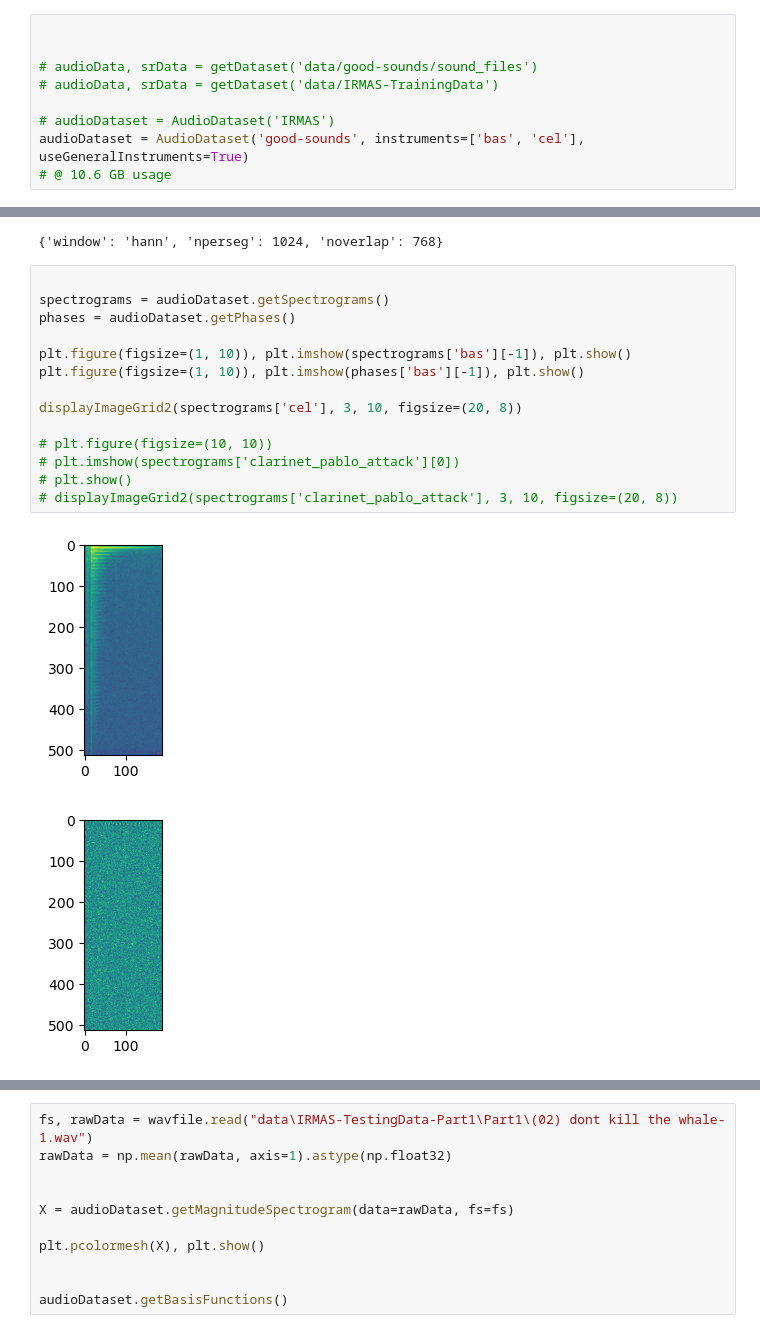
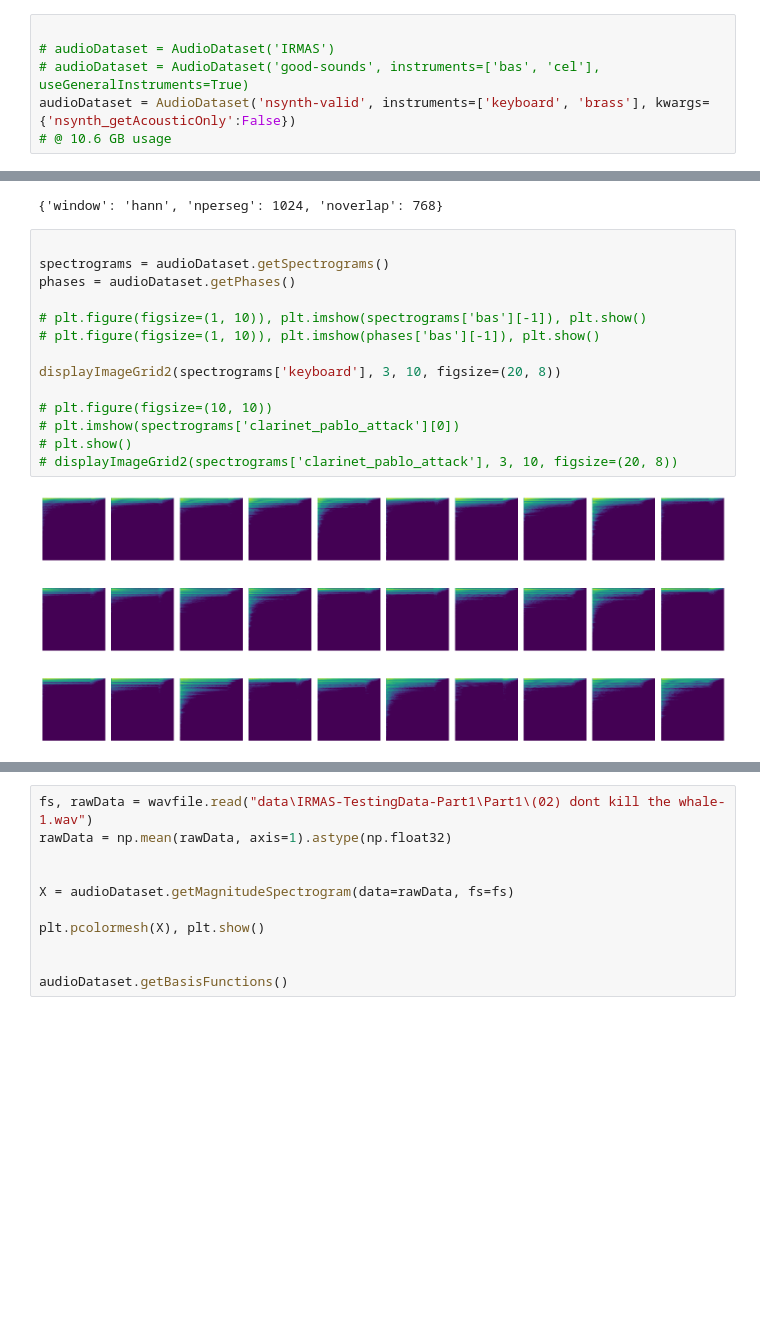
Before and after one commit to keriotisna/CS545-Final-Project, a Jupyter notebook: dataReadTest.ipynb, the cells around one changed output, grey strips where cells are left out. Cells and saved outputs as stored; diff of their text form; blank space fills up the shorter version.

Commit message:
Added support for nsynth validation dataset

```diff
--- a/dataReadTest.ipynb
+++ b/dataReadTest.ipynb
@@ -14,12 +11,9 @@ from scipy.io import wavfile
 from scipy.signal import stft
 # %%
 
-
-# audioData, srData = getDataset('data/good-sounds/sound_files')
-# audioData, srData = getDataset('data/IRMAS-TrainingData')
-
 # audioDataset = AudioDataset('IRMAS')
-audioDataset = AudioDataset('good-sounds', instruments=['bas', 'cel'], useGeneralInstruments=True)
+# audioDataset = AudioDataset('good-sounds', instruments=['bas', 'cel'], useGeneralInstruments=True)
+audioDataset = AudioDataset('nsynth-valid', instruments=['keyboard', 'brass'], kwargs={'nsynth_getAcousticOnly':False})
 # @ 10.6 GB usage
 # %%
 data = audioDataset.getAudioData()
@@ -39,17 +33,16 @@ audioDataset.createSpectrogramsIndependent(deleteAudioData=True)
 # %%
 
 spectrograms = audioDataset.getSpectrograms()
 phases = audioDataset.getPhases()
 
-plt.figure(figsize=(1, 10)), plt.imshow(spectrograms['bas'][-1]), plt.show()
-plt.figure(figsize=(1, 10)), plt.imshow(phases['bas'][-1]), plt.show()
+# plt.figure(figsize=(1, 10)), plt.imshow(spectrograms['bas'][-1]), plt.show()
+# plt.figure(figsize=(1, 10)), plt.imshow(phases['bas'][-1]), plt.show()
 
-displayImageGrid2(spectrograms['cel'], 3, 10, figsize=(20, 8))
+displayImageGrid2(spectrograms['keyboard'], 3, 10, figsize=(20, 8))
 
 # plt.figure(figsize=(10, 10))
 # plt.imshow(spectrograms['clarinet_pablo_attack'][0])
 # plt.show()
 # displayImageGrid2(spectrograms['clarinet_pablo_attack'], 3, 10, figsize=(20, 8))
 # %% [output]
-[figure, old version]
+[figure, new version]
-[figure, removed]
```
Also changed, not shown: parts of 3 cells of this notebook, 8 other files.
